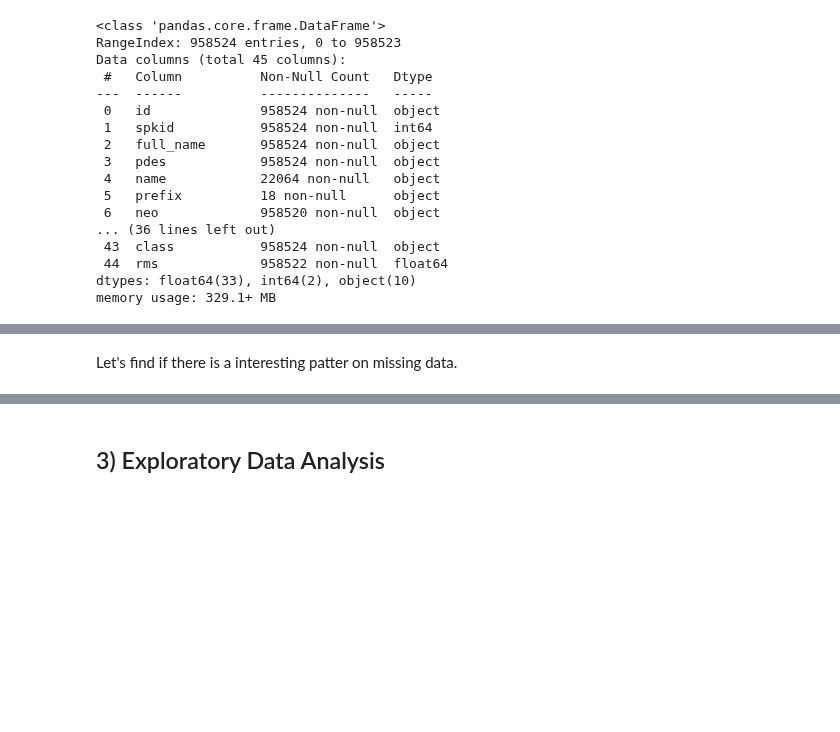
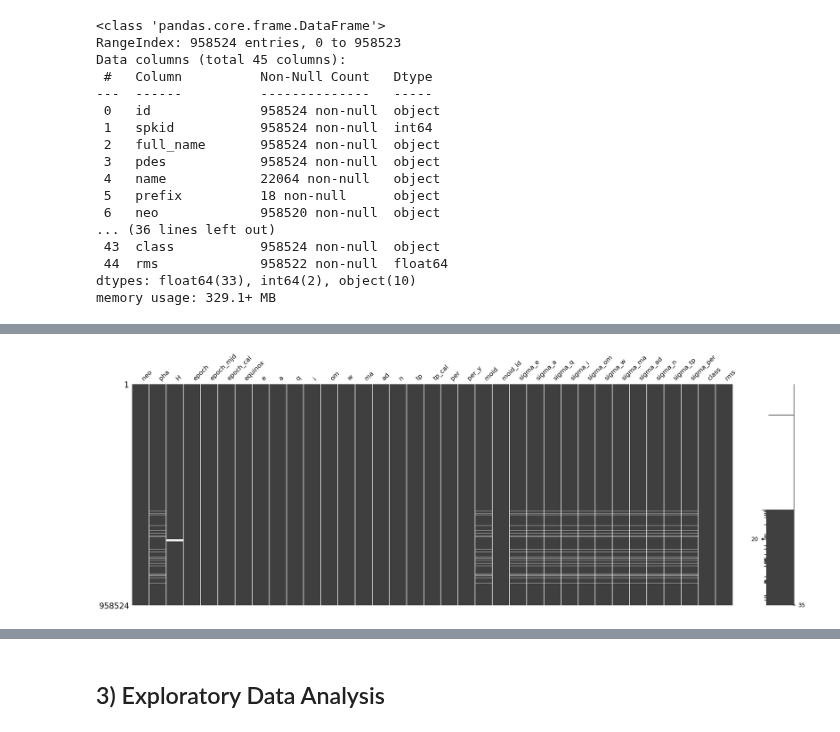
Before and after one commit to caiosoter/DS-Projects, a Jupyter notebook: Asteroid_Classification/Asteroid_Classification.ipynb, the cells around one changed output, grey strips where cells are left out. Saved outputs shown, nothing was run; the diff lists cells and outputs as text; code cells hidden in the pictures; blank space fills up the shorter version.

```diff
--- a/Asteroid_Classification/Asteroid_Classification.ipynb
+++ b/Asteroid_Classification/Asteroid_Classification.ipynb
@@ -98,2 +141,5 @@ df.info()
-# %% [markdown]
-Let's find if there is a interesting patter on missing data.
+# %%
+# Plottinhg the missing data matrix:
+ms.matrix(df, figsize=(30, 10));
+# %% [output]
+[figure, added]
```
Also changed, not shown: parts of 23 cells of this notebook.
